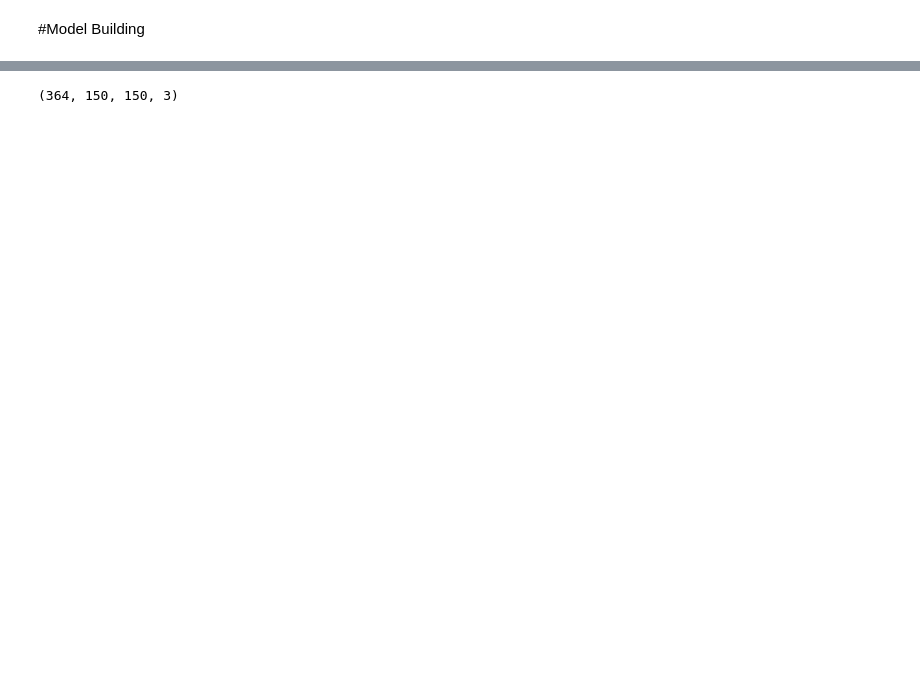
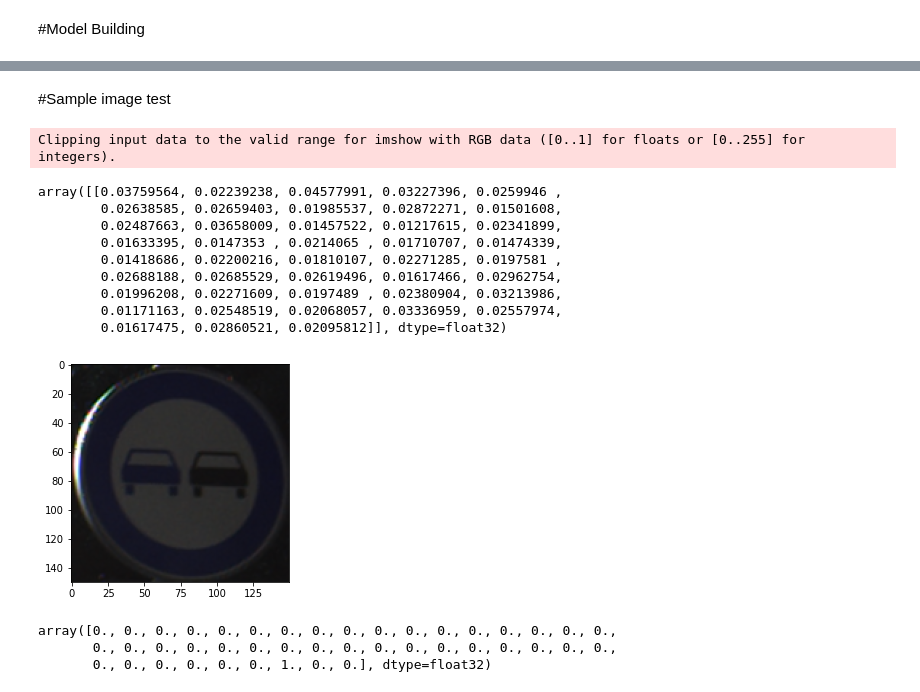
Before and after one commit to mukesh527/Traffic_Sign_Classification_with_CNN, a Jupyter notebook: TS_classificationv2_0.ipynb, the cells around one changed output, grey strips where cells are left out. Drawn from its saved outputs; the diff is of its cells as text; code cells hidden in the pictures; blank space fills up the shorter version.

```diff
--- a/TS_classificationv2_0.ipynb
+++ b/TS_classificationv2_0.ipynb
@@ -189,4 +209,31 @@ run_test_harness()
-# %%
-trainY.shape
-# %% [output]
-(364, 150, 150, 3)
+# %% [markdown]
+#Sample image test
+# %%
+from keras.models import load_model
+row=10
+timg=crop(gt.iloc[row,0],gt.iloc[row,1],gt.iloc[row,2],gt.iloc[row,3],gt.iloc[row,4])
+
+plt.imshow(timg)
+
+timg=timg.reshape(1,150,150,3)
+model=load_model('final_model.h5')
+result=model.predict(timg)
+result
+# %% [output]
+Clipping input data to the valid range for imshow with RGB data ([0..1] for floats or [0..255] for integers).
+array([[0.03759564, 0.02239238, 0.04577991, 0.03227396, 0.0259946 ,
+        0.02638585, 0.02659403, 0.01985537, 0.02872271, 0.01501608,
+        0.02487663, 0.03658009, 0.01457522, 0.01217615, 0.02341899,
+        0.01633395, 0.0147353 , 0.0214065 , 0.01710707, 0.01474339,
+        0.01418686, 0.02200216, 0.01810107, 0.02271285, 0.0197581 ,
+        0.02688188, 0.02685529, 0.02619496, 0.01617466, 0.02962754,
+        0.01996208, 0.02271609, 0.0197489 , 0.02380904, 0.03213986,
+        0.01171163, 0.02548519, 0.02068057, 0.03336959, 0.02557974,
+        0.01617475, 0.02860521, 0.02095812]], dtype=float32)
+[figure, added]
+# %%
+new_datay[1]
+# %% [output]
+array([0., 0., 0., 0., 0., 0., 0., 0., 0., 0., 0., 0., 0., 0., 0., 0., 0.,
+       0., 0., 0., 0., 0., 0., 0., 0., 0., 0., 0., 0., 0., 0., 0., 0., 0.,
+       0., 0., 0., 0., 0., 0., 1., 0., 0.], dtype=float32)
```
Also changed, not shown: parts of 7 cells of this notebook.
